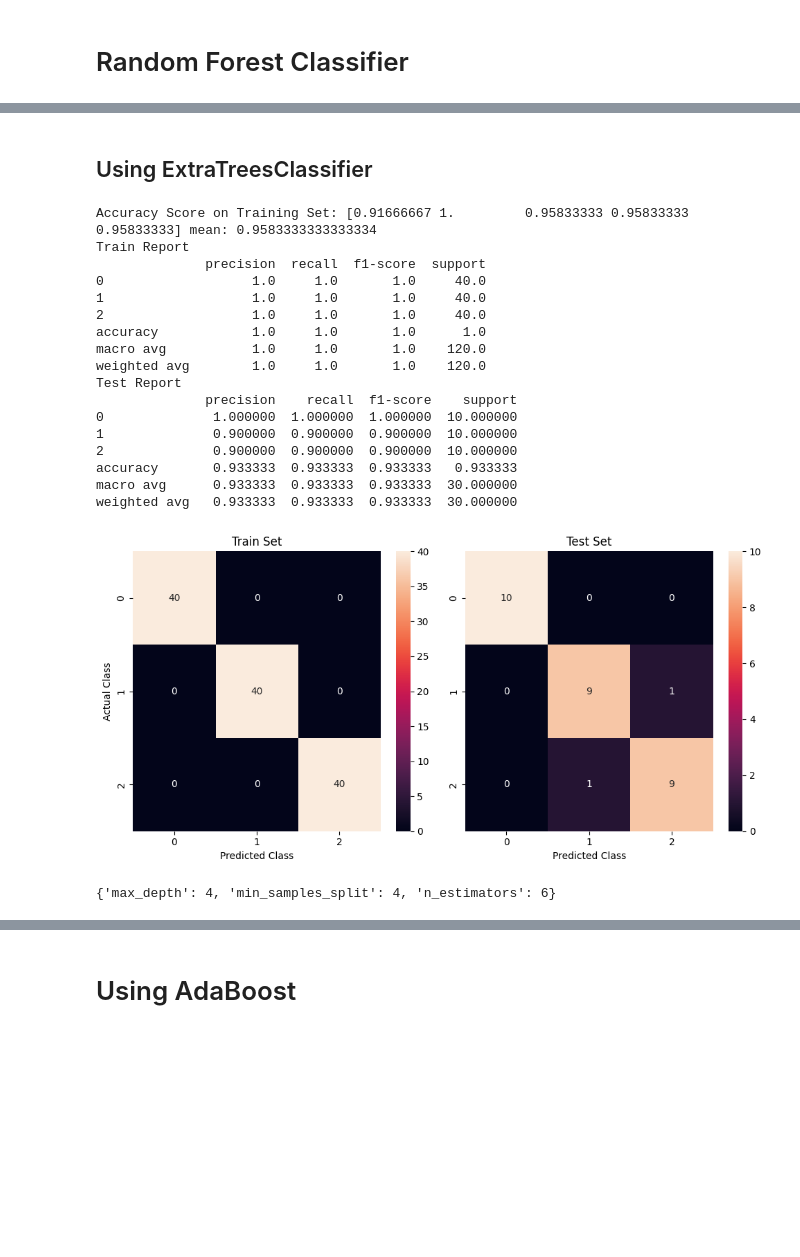
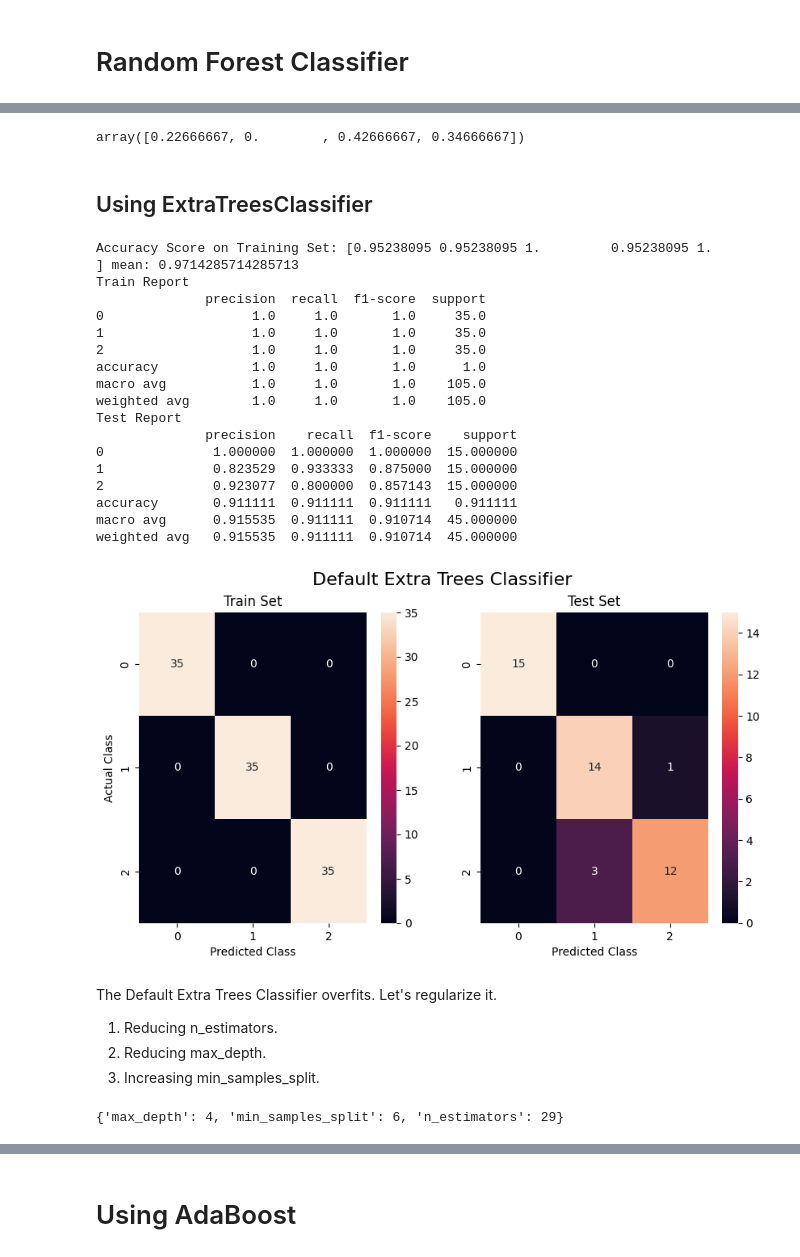
Before and after one commit to Manan-Parakh/CBTCIP-, a Jupyter notebook: IRIS/Iris_Flower_Classification.ipynb, the cells around one changed output, grey strips where cells are left out. Drawn from its saved outputs; the diff is of its cells as text; code cells hidden in the pictures; blank space fills up the shorter version.

Commit message:
Tree Ensembles Done. Will try SVM and Logistic Regression now.

```diff
--- a/IRIS/Iris_Flower_Classification.ipynb
+++ b/IRIS/Iris_Flower_Classification.ipynb
@@ -296 +287,5 @@ weighted avg   0.933333  0.933333  0.933333  30.000000
+# %%
+rnd_clf.feature_importances_
+# %% [output]
+array([0.22666667, 0.        , 0.42666667, 0.34666667])
 # %%
@@ -307,34 +302,37 @@ with open("/content/drive/MyDrive/CipherByte/IRIS/extra_clf_pca.pkl", mode = 'rb
 # %%
 from sklearn.ensemble import ExtraTreesClassifier
-extra_clf = ExtraTreesClassifier()
+model_perf(ExtraTreesClassifier(), "Default Extra Trees Classifier", figsave = False)
+# %% [output]
+Accuracy Score on Training Set: [0.95238095 0.95238095 1.         0.95238095 1.        ] mean: 0.9714285714285713
+Train Report
+              precision  recall  f1-score  support
+0                   1.0     1.0       1.0     35.0
+1                   1.0     1.0       1.0     35.0
+2                   1.0     1.0       1.0     35.0
+accuracy            1.0     1.0       1.0      1.0
+macro avg           1.0     1.0       1.0    105.0
+weighted avg        1.0     1.0       1.0    105.0
+Test Report
+              precision    recall  f1-score    support
+0              1.000000  1.000000  1.000000  15.000000
+1              0.823529  0.933333  0.875000  15.000000
+2              0.923077  0.800000  0.857143  15.000000
+accuracy       0.911111  0.911111  0.911111   0.911111
+macro avg      0.915535  0.911111  0.910714  45.000000
+weighted avg   0.915535  0.911111  0.910714  45.000000
+[figure, added]
-# %%
-model_perf(extra_clf)
-#Overfits
-# %% [output]
-Accuracy Score on Training Set: [0.91666667 1.         0.95833333 0.95833333 0.95833333] mean: 0.9583333333333334
-Train Report
-              precision  recall  f1-score  support
-0                   1.0     1.0       1.0     40.0
-1                   1.0     1.0       1.0     40.0
-2                   1.0     1.0       1.0     40.0
-accuracy            1.0     1.0       1.0      1.0
-macro avg           1.0     1.0       1.0    120.0
-weighted avg        1.0     1.0       1.0    120.0
-Test Report
-              precision    recall  f1-score    support
-0              1.000000  1.000000  1.000000  10.000000
-1              0.900000  0.900000  0.900000  10.000000
-2              0.900000  0.900000  0.900000  10.000000
-accuracy       0.933333  0.933333  0.933333   0.933333
-macro avg      0.933333  0.933333  0.933333  30.000000
-weighted avg   0.933333  0.933333  0.933333  30.000000
-[figure, removed]
+# %% [markdown]
+The Default Extra Trees Classifier overfits. Let's regularize it.
+1. Reducing n_estimators.
+2. Reducing max_depth.
+3. Increasing min_samples_split.
 # %%
-params_grid_extra = {'n_estimators': range(1,15),
-                     "max_depth": range(1,5),
-                     "min_samples_split": range(2,9)}
+params_grid_extra = [{'n_estimators': np.arange(27,40),
+                     "max_depth" : range(2,5),
+                     "min_samples_split": range(5,8)}]
+
 grid_extra = GridSearchCV(ExtraTreesClassifier(), params_grid_extra, cv = 3)
 grid_extra.fit(X_train, y_train)
 grid_extra.best_params_
 # %% [output]
-{'max_depth': 4, 'min_samples_split': 4, 'n_estimators': 6}
+{'max_depth': 4, 'min_samples_split': 6, 'n_estimators': 29}
```
Also changed, not shown: parts of 59 cells of this notebook.
